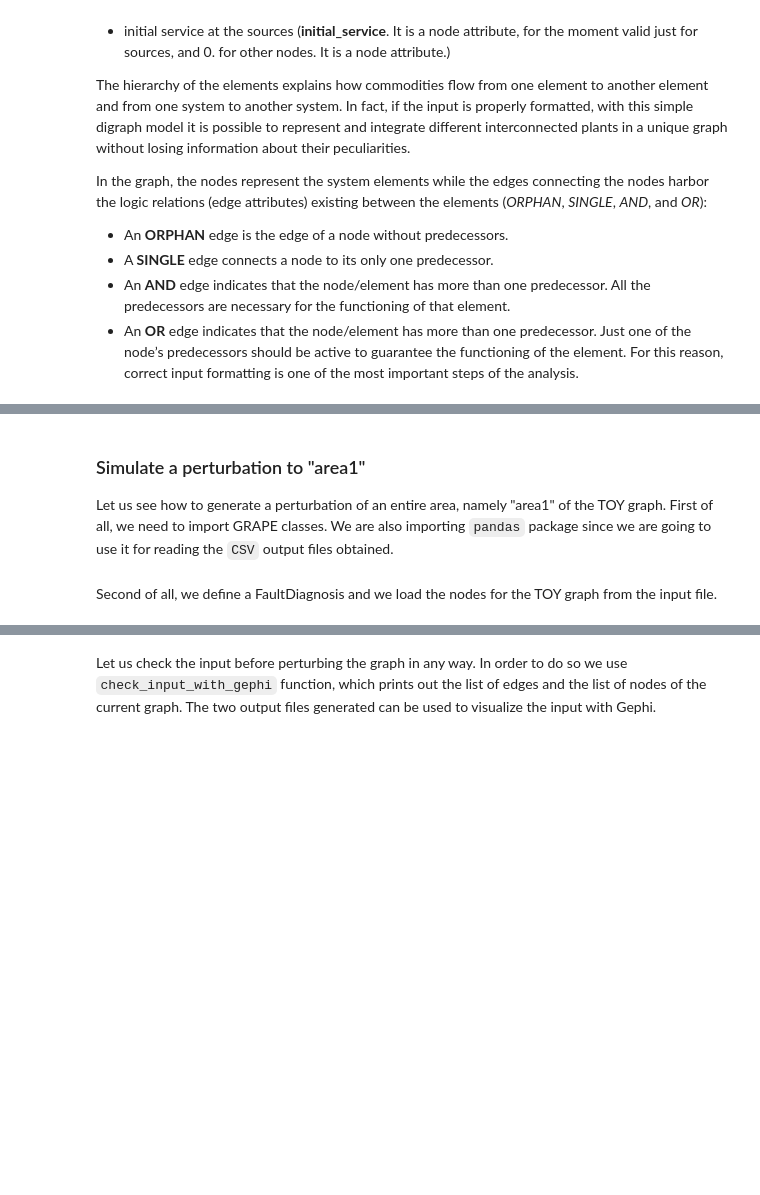
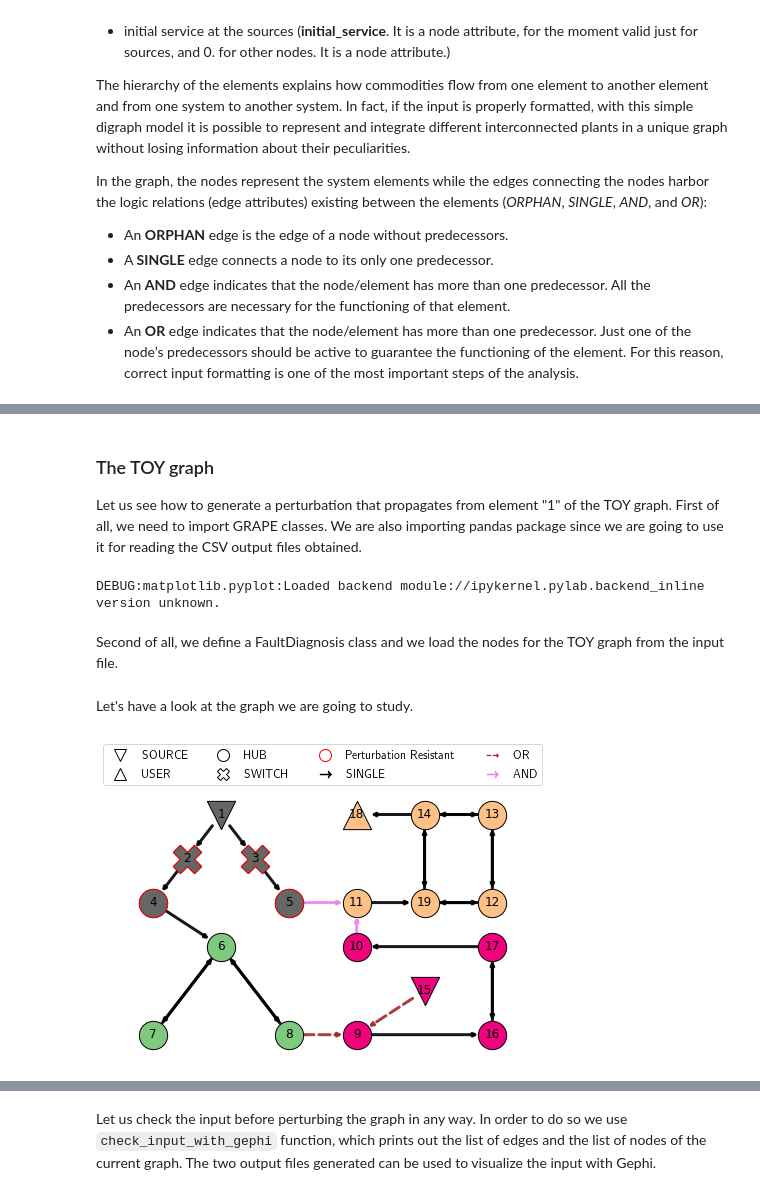
Before and after one commit to mtezzele/GRAPE, a Jupyter notebook: tutorials/tutorial02/02_area_perturbation.ipynb, the cells around one changed output, grey strips where cells are left out. Drawn from its saved outputs; the diff is of its cells as text; code cells hidden in the pictures; blank space fills up the shorter version.

```diff
--- a/tutorials/tutorial02/02_area_perturbation.ipynb
+++ b/tutorials/tutorial02/02_area_perturbation.ipynb
@@ -57,12 +32,40 @@ node 15 in absence of perturbation resistant nodes. On the other hand, isolating
 # %% [markdown]
-### Simulate a perturbation to "area1"
+### The TOY graph
 
-Let us see how to generate a perturbation of an entire area, namely "area1" of the TOY graph. First of all, we need to import GRAPE classes. We are also importing `pandas` package since we are going to use it for reading the `CSV` output files obtained.
+Let us see how to generate a perturbation that propagates from element "1" of the TOY graph. First of all, we need to import GRAPE classes. We are also importing pandas package since we are going to use it for reading the CSV output files obtained.
 # %%
 import pandas as pd
 from grape.general_graph import GeneralGraph
 from grape.fault_diagnosis import FaultDiagnosis
+%matplotlib inline
+from IPython.core.display import HTML
+HTML("""
+<style>
+.output_png {
+    display: table-cell;
+    text-align: center;
+    vertical-align: middle;
+}
+</style>
+""")
+# %% [output]
+DEBUG:matplotlib.pyplot:Loaded backend module://ipykernel.pylab.backend_inline version unknown.
 # %% [markdown]
-Second of all, we define a FaultDiagnosis and we load the nodes for the TOY graph from the input file.
+Second of all, we define a FaultDiagnosis class and we load the nodes for the TOY graph from the input file.
 # %%
 F = FaultDiagnosis("./input_files/TOY_graph.csv")
+# %% [markdown]
+Let's have a look at the graph we are going to study.
+# %%
+initial = { '11': (2., 2.), '19': (6., 2.), '12': (10., 2.),
+    '14': (6., 10.), '13': (10., 10.), '18': (2., 10.), '5': (-2., 2.),
+    '3': (-4., 6.), '1': (-6., 10.), '2': (-8., 6.), '4': (-10., 2.),
+    '6': (-6., -2.), '7': (-10, -10.), '8': (-2, -10.), '10': (2., -2.),
+    '17': (10., -2.), '16': (10., -10.), '9': (2., -10.), '15': (6., -6.)}
+
+F.G.print_graph(initial_pos=initial, size=800, edge_width=3., arrow_size=7, fsize=12,
+                fixed_nodes=list(F.G), title='TOY graph (integer)', input_cmap='Accent',
+                legend_loc='upper center', legend_ncol=4, legend_anchor=(0.5, 1.2),
+                legend_fsize=12)
+# %% [output]
+[figure, added]
```
Also changed, not shown: parts of 6 cells of this notebook, 9 other files.
